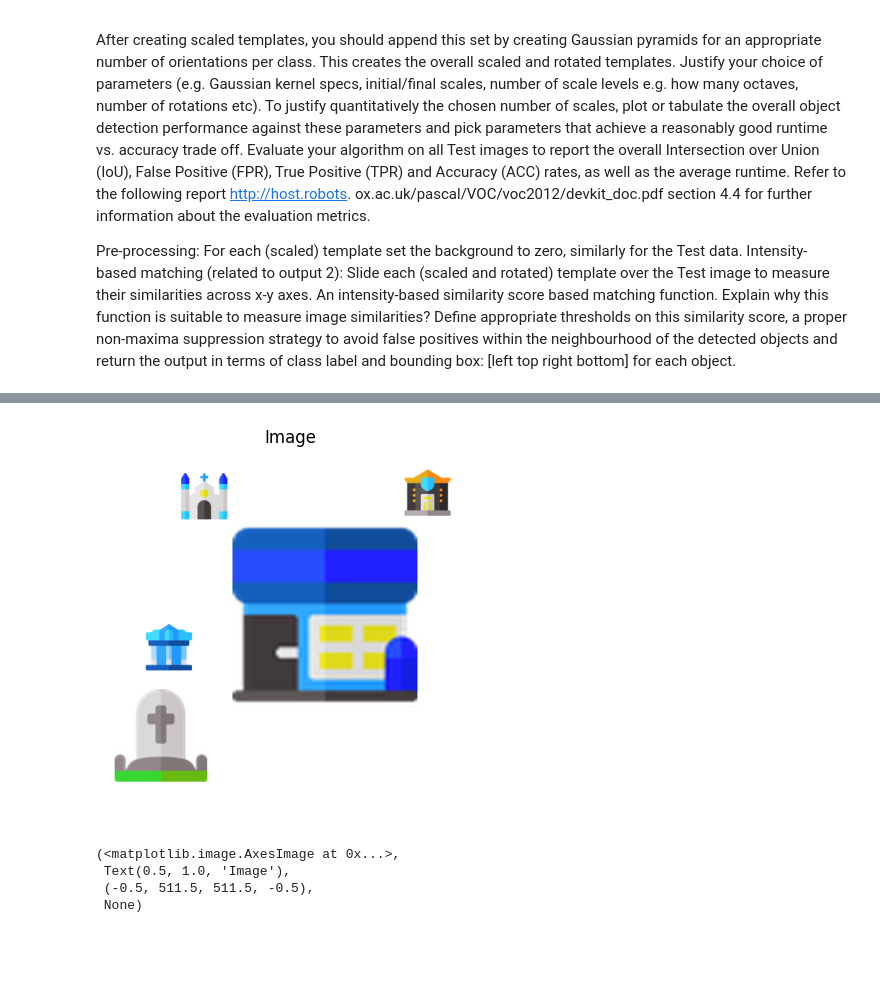
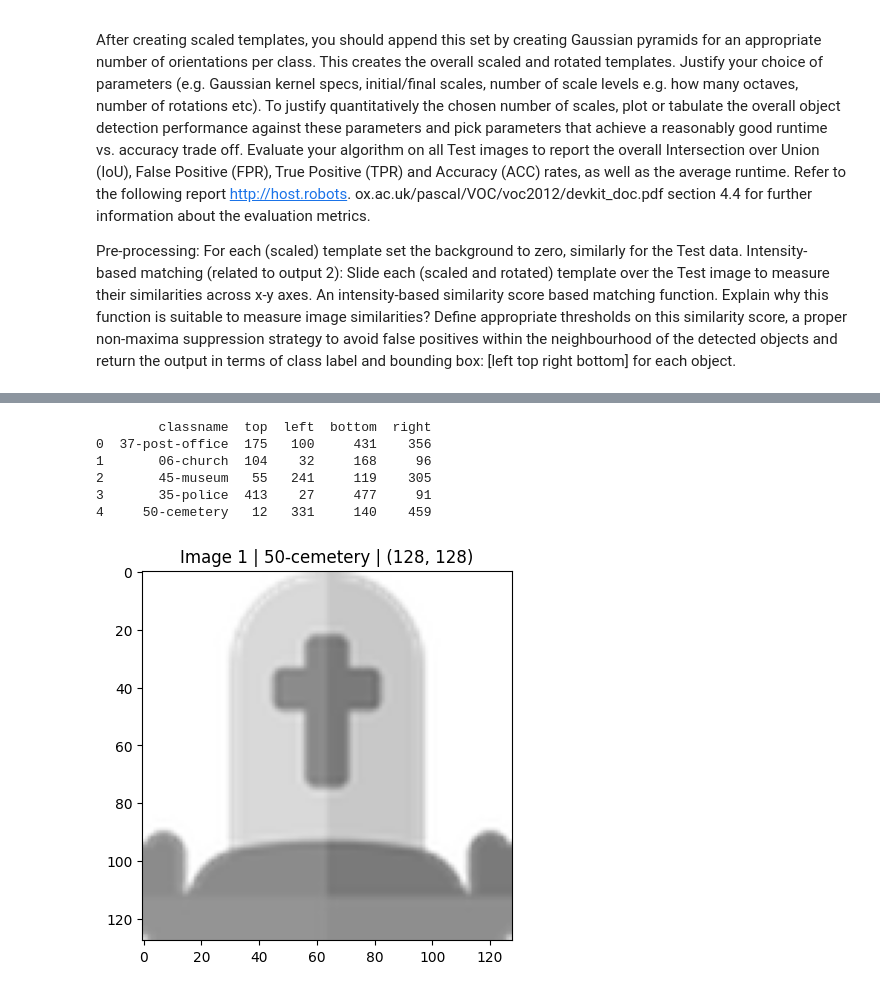
Before and after one commit to coeus-uk/computer-vision, a Jupyter notebook: Task2.ipynb, the cells around one changed output, grey strips where cells are left out. Cells and saved outputs as stored; diff of their text form; code cells hidden in the pictures; blank space fills up the shorter version.

```diff
--- a/Task2.ipynb
+++ b/Task2.ipynb
@@ -56,10 +61,21 @@ import math
-# %%
-img = cv2.imread("Task2Dataset\\images\\test_image_1.png")
-# cv2.imshow("Image", img)
-plt.imshow(img), plt.title('Image'), plt.axis('off'), plt.show()
-# %% [output]
-[figure, removed]
-(<matplotlib.image.AxesImage at 0x...>,
- Text(0.5, 1.0, 'Image'),
- (-0.5, 511.5, 511.5, -0.5),
- None)
+# %%
+images = task2.images_with_annotations(Path("Task2Dataset"))
+
+# Comment this out to operator on the entire dataset
+images = [next(images)]
+
+for (i, (img, annotations)) in enumerate(images):
+    print(annotations)
+    for row in annotations.itertuples():
+        top, bot, left, right = row.left, row.right, row.top, row.bottom
+        template = img[top:bot, left:right]
+        plt.imshow(cv2.cvtColor(template, cv2.COLOR_GRAY2RGB))
+        plt.title(f"Image {i + 1} | {row.classname} | {template.shape}")#, plt.show()
+# %% [output]
+        classname  top  left  bottom  right
+0  37-post-office  175   100     431    356
+1       06-church  104    32     168     96
+2       45-museum   55   241     119    305
+3       35-police  413    27     477     91
+4     50-cemetery   12   331     140    459
+[figure, added]
```
Also changed, not shown: parts of 3 cells of this notebook, 1 other file.
